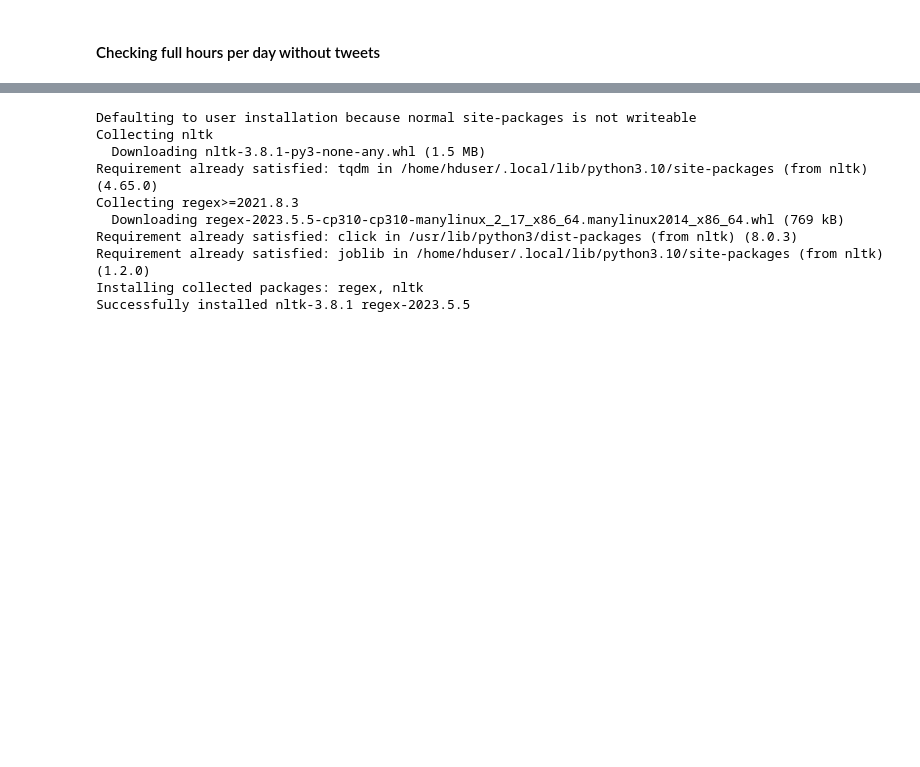
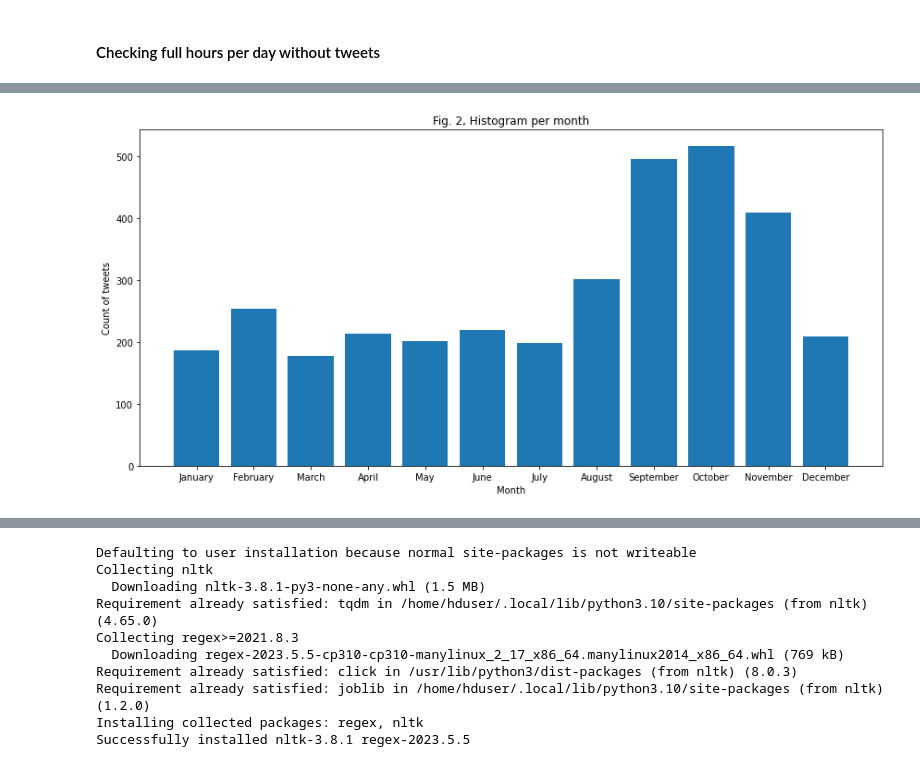
Before and after one commit to Carloselrecharlie/CA2_2ndSem, a Jupyter notebook: CA2_2ndSem.ipynb, the cells around one changed output, grey strips where cells are left out. Saved outputs shown, nothing was run; the diff lists cells and outputs as text; code cells hidden in the pictures; blank space fills up the shorter version.

```diff
--- a/CA2_2ndSem.ipynb
+++ b/CA2_2ndSem.ipynb
@@ -193,0 +211,20 @@ AnalysisException: cannot resolve '(hour = hour_of_day)' due to data type mismat
+# %%
+tweets = tweets.withColumn('month', month('created_at'))
+
+tweetCounts = tweets.groupBy('month').agg(count('*').alias('count'))
+
+
+
+monthLabels = ['January', 'February', 'March', 'April', 'May', 'June', 'July', 'August', 'September', 'October', 'November', 'December']
+
+
+plt.figure(figsize=(12, 6))
+plt.bar(tweetCounts.toPandas()['month'], tweetCounts.toPandas()['count'])
+plt.xlabel('Month')
+plt.ylabel('Count of tweets')
+plt.title('Fig. 2, Histogram per month')
+plt.xticks(range(1, 13), monthLabels)
+plt.tight_layout()
+plt.show()
+# %% [output]
+[figure, added]
```
Also changed, not shown: parts of 9 cells of this notebook.
